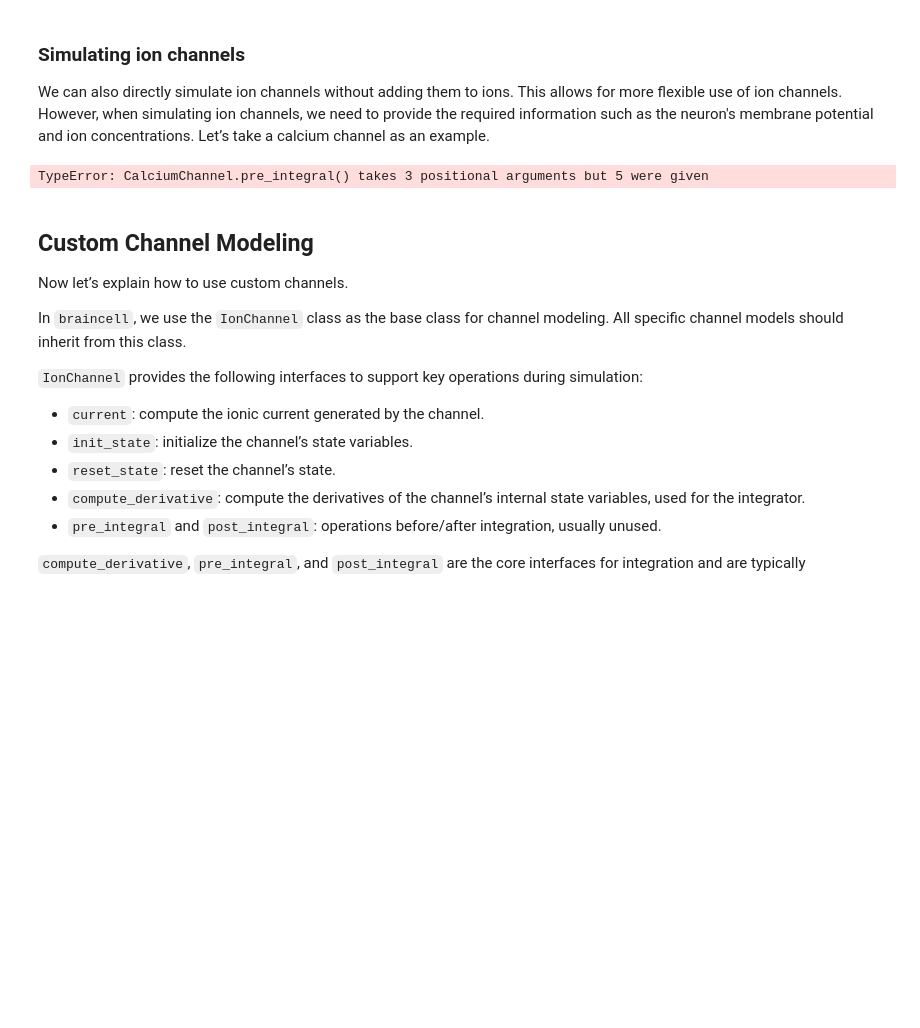
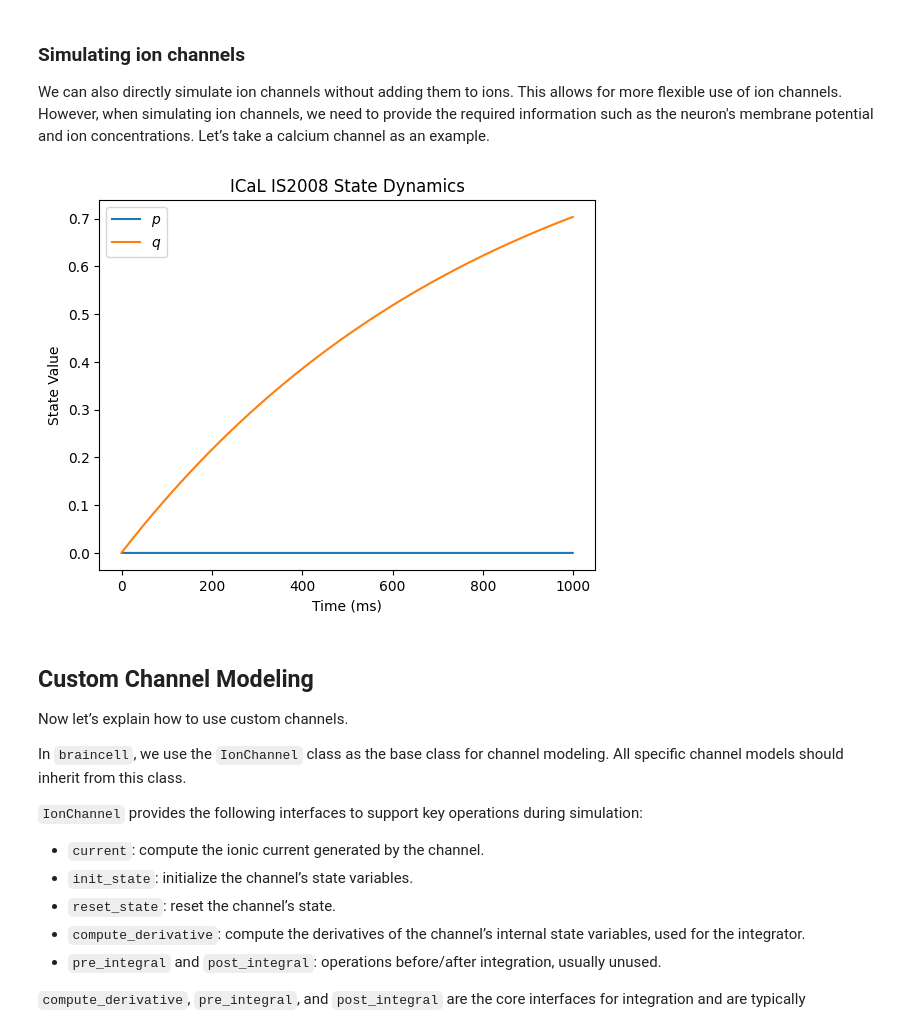
Before and after one commit to chaobrain/braincell, a Jupyter notebook: docs/tutorials/channel.ipynb, the cells around one changed output. Drawn from its saved outputs; the diff is of its cells as text; code cells hidden in the pictures; blank space fills up the shorter version.

```diff
--- a/docs/tutorials/channel.ipynb
+++ b/docs/tutorials/channel.ipynb
@@ -141,24 +144,24 @@ can.init_state(V, ca)
 # %%
 def run_can(i):
     dt = 0.1 * u.ms
     t = i * dt
     with brainstate.environ.context(i=i, t=t, dt=dt):
-        braincell.ind_exp_euler_step(can, t, dt, V, ca)
+        ind_exp_euler_step(can, V, ca)
     return can.p.value, can.q.value
 
 
 indices = u.math.arange(1000)
 ps, qs = brainstate.transform.for_loop(run_can, indices)
 
 plt.plot(indices, ps, label='$p$')
 plt.plot(indices, qs, label='$q$')
 plt.xlabel('Time (ms)')
 plt.ylabel('State Value')
 plt.title('ICaL IS2008 State Dynamics')
 plt.legend()
 plt.show()
 # %% [output]
-TypeError: CalciumChannel.pre_integral() takes 3 positional arguments but 5 were given
+[figure, added]
 # %% [markdown]
 ## Custom Channel Modeling
 
```
Also changed, not shown: parts of 10 cells of this notebook, 3 other files.
